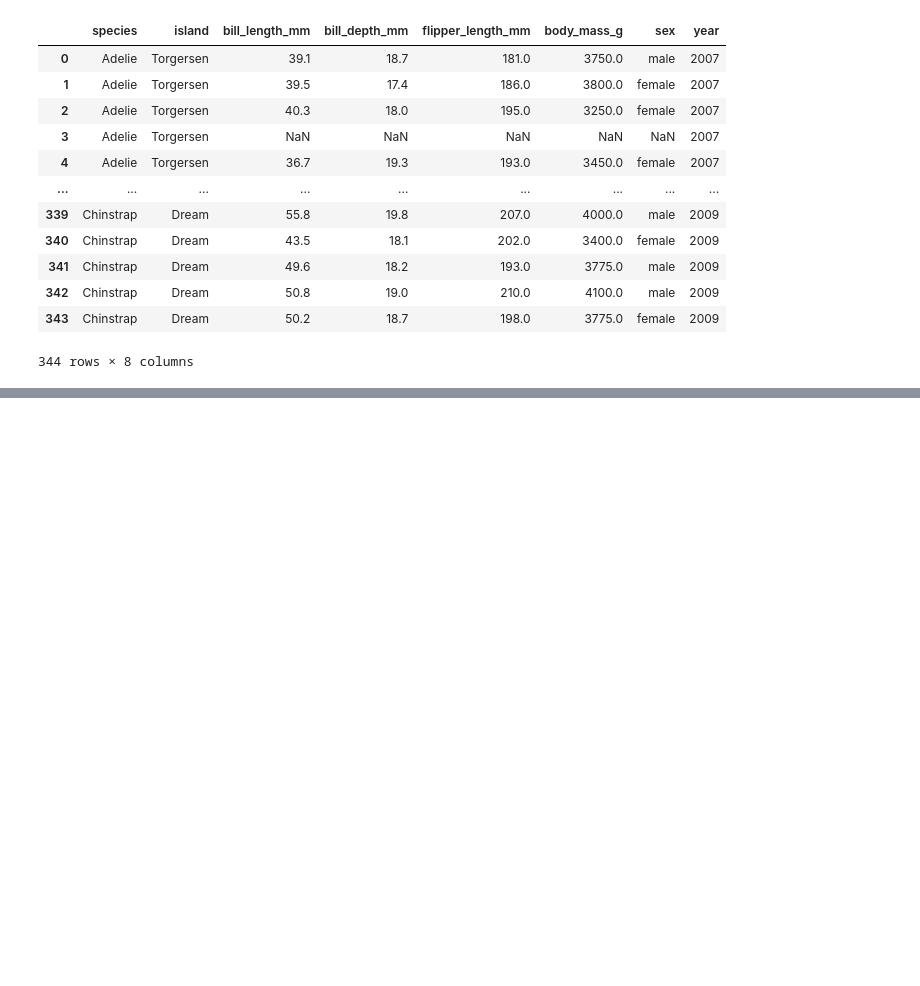
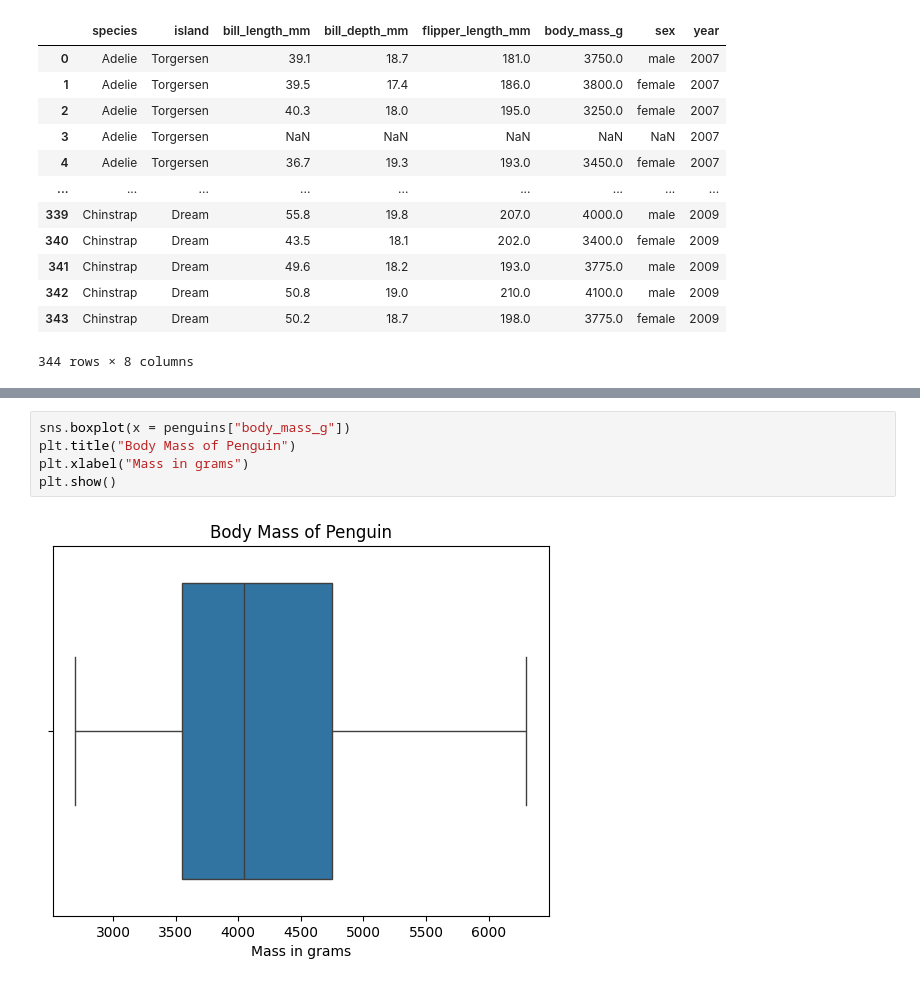
Before and after one commit to tiffanyle1302/PalmersPenguinAnalysis, a Jupyter notebook: Penguin.ipynb, the cells around one changed output, grey strips where cells are left out. Drawn from its saved outputs; the diff is of its cells as text; blank space fills up the shorter version.

```diff
--- a/Penguin.ipynb
+++ b/Penguin.ipynb
@@ -27,0 +102,7 @@ penguins.shape[0]
+# %%
+sns.boxplot(x = penguins["body_mass_g"])
+plt.title("Body Mass of Penguin")
+plt.xlabel("Mass in grams")
+plt.show()
+# %% [output]
+[figure, added]
```
Also changed, not shown: parts of 36 cells of this notebook.
